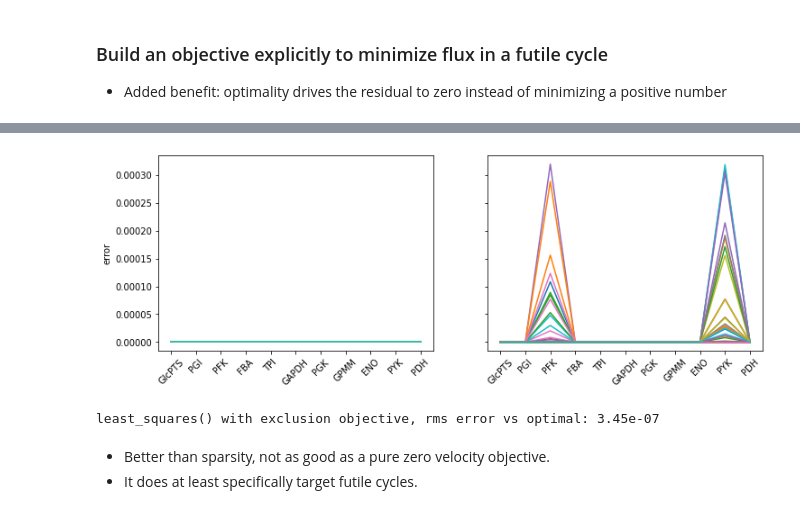
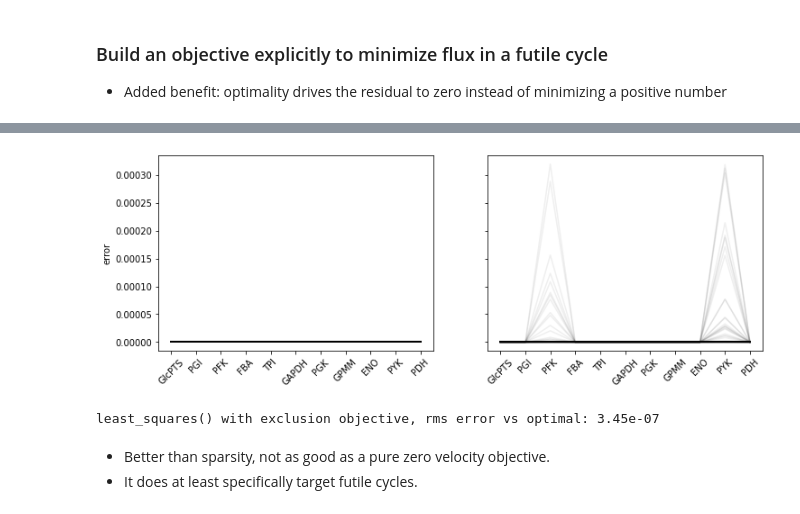
Before and after one commit to fdrusso/mosmo, a Jupyter notebook: notebooks/FBAgd robustness.ipynb, the cells around one changed output, grey strips where cells are left out. Drawn from its saved outputs; the diff is of its cells as text; code cells hidden in the pictures.

```diff
--- a/notebooks/FBAgd robustness.ipynb
+++ b/notebooks/FBAgd robustness.ipynb
@@ -516,9 +521,9 @@ active_labels = np.array(labels(network.reactions()))[active]
 # %%
 fig, ax = plt.subplots(1, 2, figsize=(12, 4), sharey='all')
 for result in results_a:
-    ax[0].plot(np.log(result[active] / optimal_array[active]))
+    ax[0].plot(np.log(result[active] / optimal_array[active]), color='#00000010')
 for result in results_b:
-    ax[1].plot(np.log(result[active] / optimal_array[active]))
+    ax[1].plot(np.log(result[active] / optimal_array[active]), color='#00000010')
 
 ax[0].set_ylabel('error')
 ax[0].set_xticks(range(len(active_labels)), active_labels, rotation=45)
@@ -566,9 +571,9 @@ Wall time: 827 ms
 # %%
 fig, ax = plt.subplots(1, 2, figsize=(12, 4), sharey='all')
 for result in results_b:
-    ax[0].plot(np.log(result[active] / optimal_array[active]))
+    ax[0].plot(np.log(result[active] / optimal_array[active]), color='#00000010')
 for result in results_c:
-    ax[1].plot(np.log(result[active] / optimal_array[active]))
+    ax[1].plot(np.log(result[active] / optimal_array[active]), color='#00000010')
 
 ax[0].set_ylabel('error')
 ax[0].set_xticks(range(len(active_labels)), active_labels, rotation=45)
@@ -654,19 +659,19 @@ Wall time: 705 ms
 # %%
 fig, ax = plt.subplots(1, 2, figsize=(12, 4), sharey='all')
 for result in results_b:
-    ax[0].plot(np.log(result[active] / optimal_array[active]))
+    ax[0].plot(np.log(result[active] / optimal_array[active]), color='#00000010')
 for result in results_d:
-    ax[1].plot(np.log(result[active] / optimal_array[active]))
+    ax[1].plot(np.log(result[active] / optimal_array[active]), color='#00000010')
 
 ax[0].set_ylabel('error')
 ax[0].set_xticks(range(len(active_labels)), active_labels, rotation=45)
 ax[1].set_xticks(range(len(active_labels)), active_labels, rotation=45)
 plt.show()
 
 rms_error_d = [np.sqrt(np.mean(np.square(result - optimal_array))) for result in results_d]
 print(f'least_squares() with exclusion objective, rms error vs optimal: {np.mean(rms_error_d):.2e}')
 # %% [output]
-[figure, old version]
+[figure, new version]
 least_squares() with exclusion objective, rms error vs optimal: 3.45e-07
 # %% [markdown]
 - Better than sparsity, not as good as a pure zero velocity objective.
```
Also changed, not shown: parts of 11 cells of this notebook, 4 other files.
